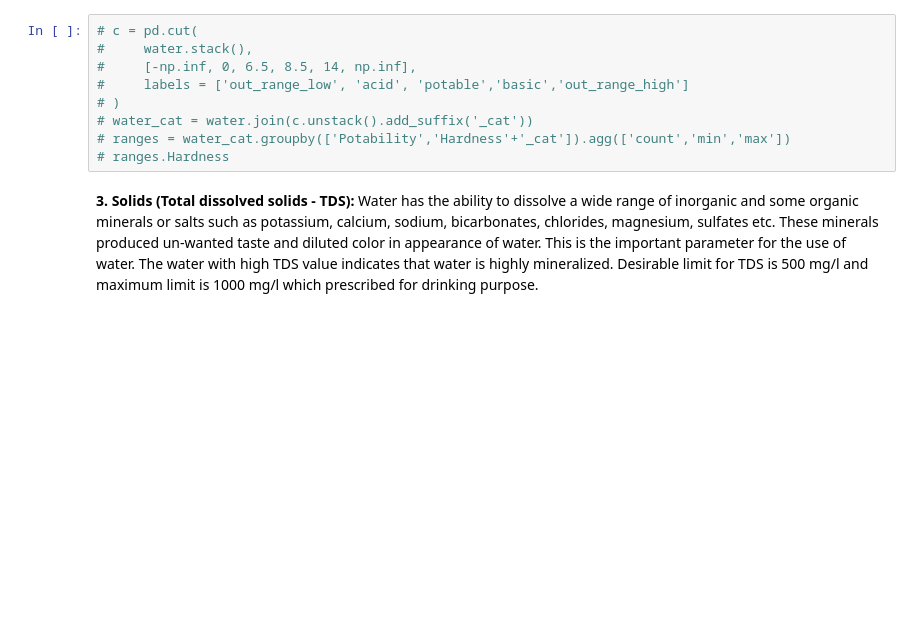
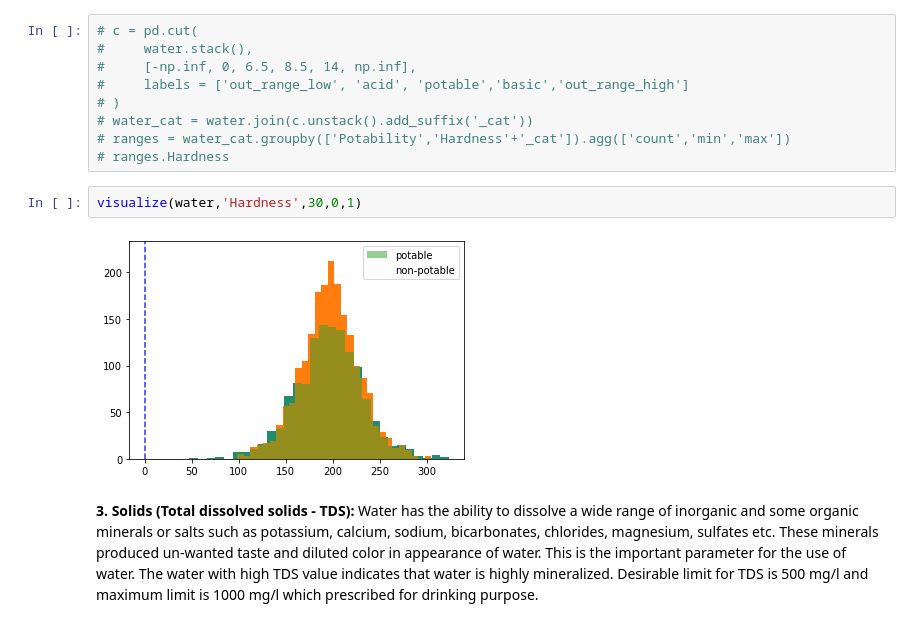
Before and after one commit to MarceloAlvesPereira/Springboard, a Jupyter notebook: Classification/Water_potability.ipynb, the cells around one changed output. Saved outputs shown, nothing was run; the diff lists cells and outputs as text; blank space fills up the shorter version.

```diff
--- a/Classification/Water_potability.ipynb
+++ b/Classification/Water_potability.ipynb
@@ -413,6 +442,10 @@ Hardness is mainly caused by calcium and magnesium salts. These salts are dissol
 # water_cat = water.join(c.unstack().add_suffix('_cat'))
 # ranges = water_cat.groupby(['Potability','Hardness'+'_cat']).agg(['count','min','max'])
 # ranges.Hardness
+# %%
+visualize(water,'Hardness',30,0,1)
+# %% [output]
+[figure, added]
 # %% [markdown]
 **3. Solids (Total dissolved solids - TDS):**
 Water has the ability to dissolve a wide range of inorganic and some organic minerals or salts such as potassium, calcium, sodium, bicarbonates, chlorides, magnesium, sulfates etc. These minerals produced un-wanted taste and diluted color in appearance of water. This is the important parameter for the use of water. The water with high TDS value indicates that water is highly mineralized. Desirable limit for TDS is 500 mg/l and maximum limit is 1000 mg/l which prescribed for drinking purpose.
```
Also changed, not shown: parts of 298 cells of this notebook.
